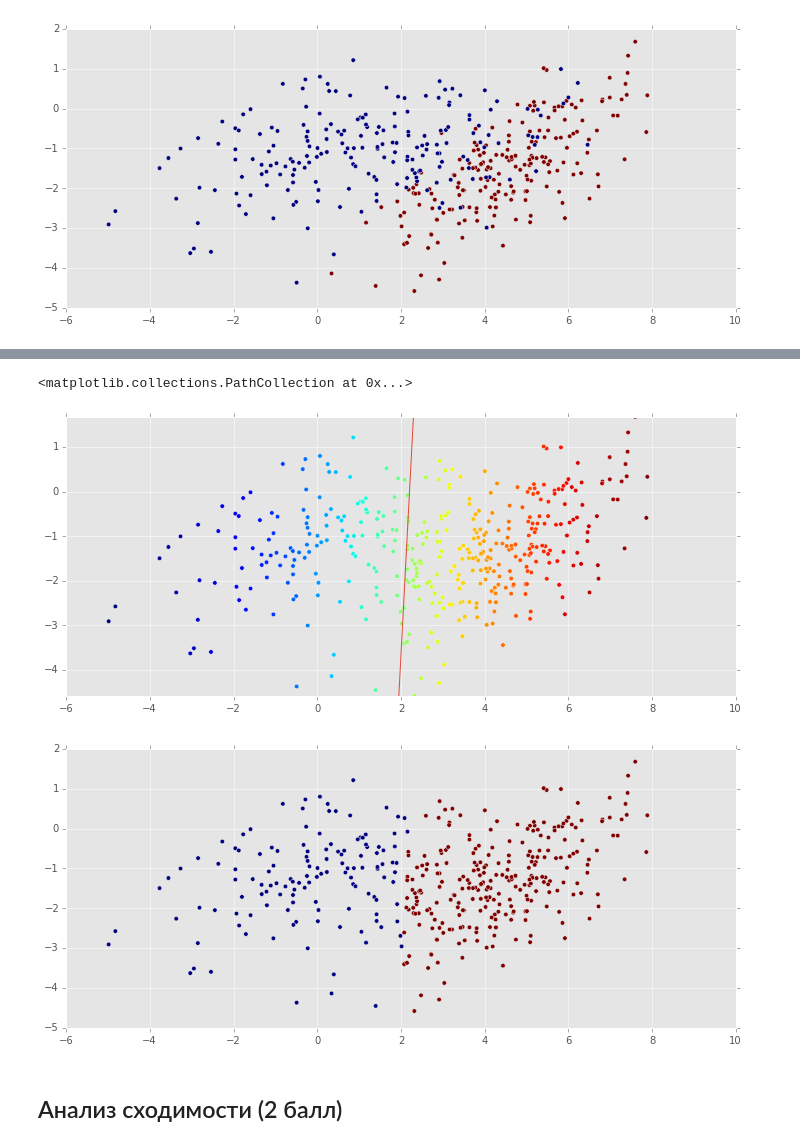
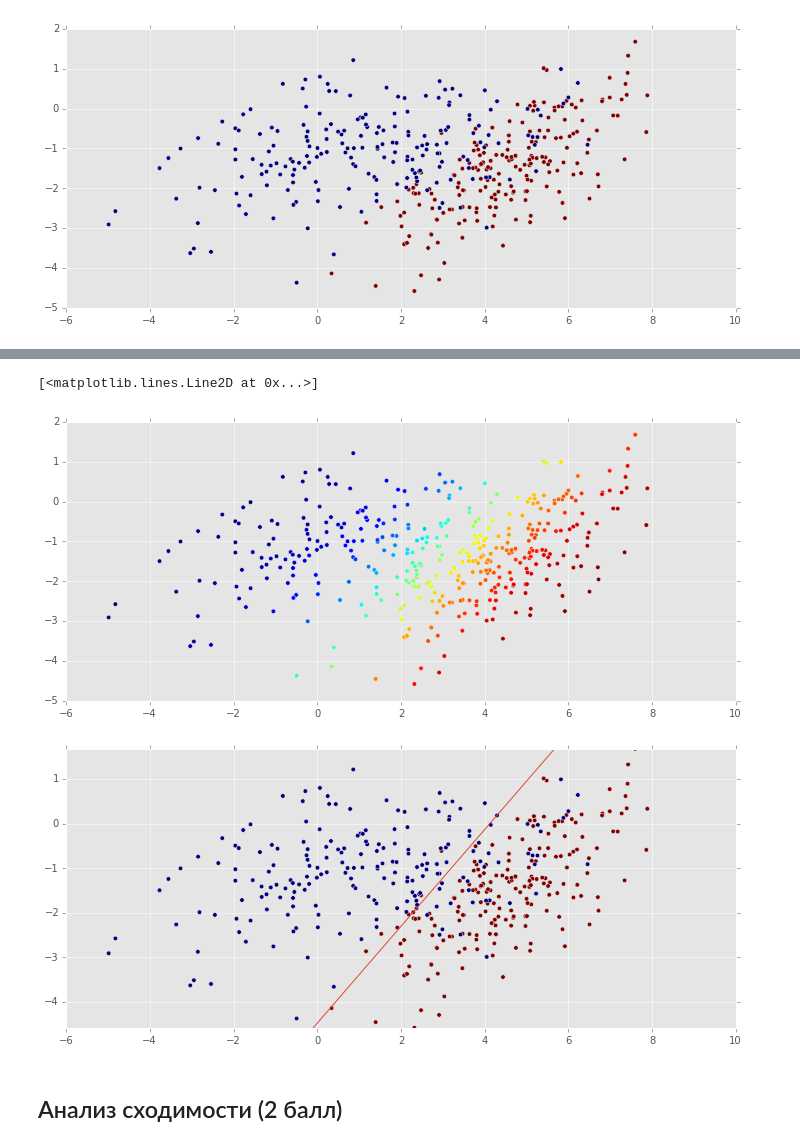
Before and after one commit to aitap/sphere-dm1-homework, a Jupyter notebook: hw4-lin-model/krylov.ipynb, the cells around one changed output, grey strips where cells are left out. Drawn from its saved outputs; the diff is of its cells as text; code cells hidden in the pictures.

Commit message:
hw4: I guess I'm done with the linear model

```diff
--- a/hw4-lin-model/krylov.ipynb
+++ b/hw4-lin-model/krylov.ipynb
@@ -178,6 +165,6 @@ plt.scatter(X[:,0], X[:,1], c=y)
 [figure]
 # %%
 np.random.seed(42)
-model = MySGDClassifier(alpha=.05,C=15,max_epoch=20)
-model.fit(X, y)
+model = MySGDClassifier(alpha=.25,C=45,max_epoch=200) # with 200 epochs it seems to be pretty stable in regard to params
+%time model.fit(X, y)
 # %% [output]
@@ -202,16 +174,16 @@ MySGDClassifier(C=15, alpha=0.05, max_epoch=20)
 # %%
 plt.figure()
+plt.scatter(X[:,0],X[:,1],c=model.predict_proba(X))
+
+plt.figure()
+plt.scatter(X[:,0],X[:,1],c=y)
 plt.ylim(X[:,1].min(),X[:,1].max())
 Xline = np.linspace(X[:,0].min(),X[:,0].max())
 plt.plot(Xline,-(model.weights[0]+model.weights[1]*Xline)/model.weights[2])
-plt.scatter(X[:,0],X[:,1],c=model.predict_proba(X))
-
-plt.figure()
-plt.scatter(X[:,0],X[:,1],c=model.predict(X))
 # %% [output]
-<matplotlib.collections.PathCollection at 0x...>
+[<matplotlib.lines.Line2D at 0x...>]
-[figure, old version]
+[figure, new version]
-[figure, old version]
+[figure, new version]
 # %% [markdown]
 ## Анализ сходимости (2 балл)
 # %% [markdown]
```
Also changed, not shown: parts of 3 cells of this notebook.
